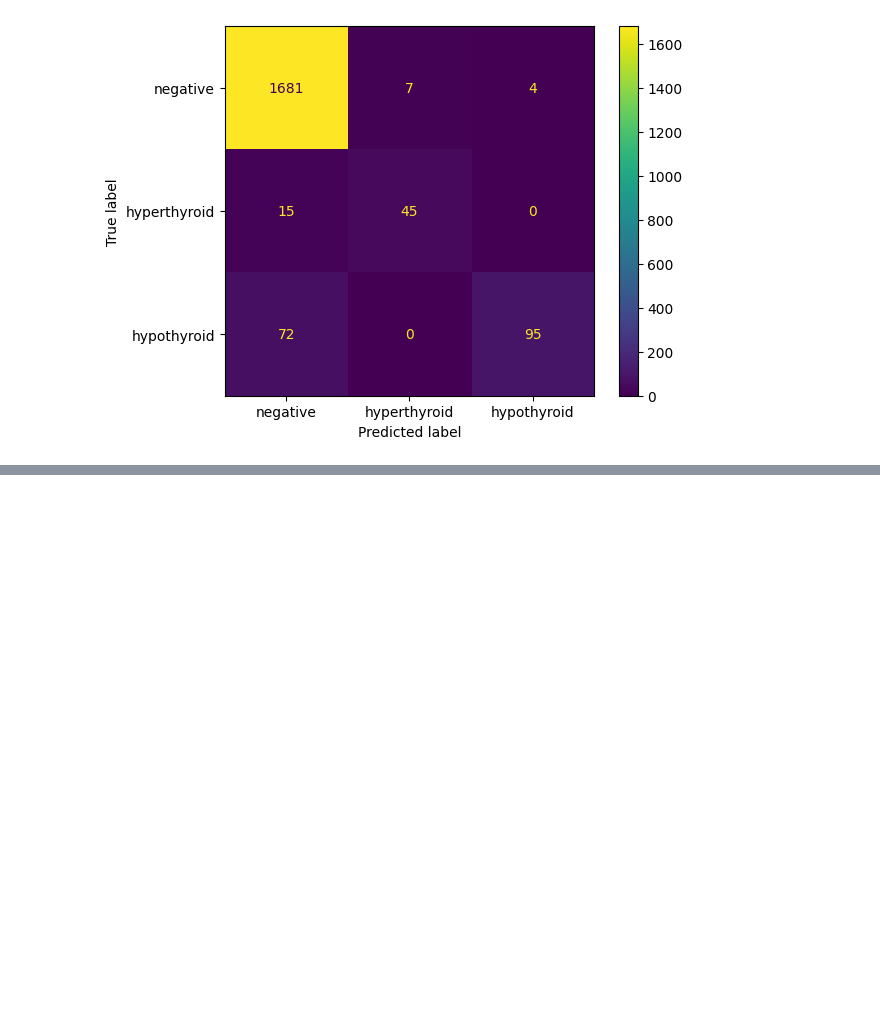
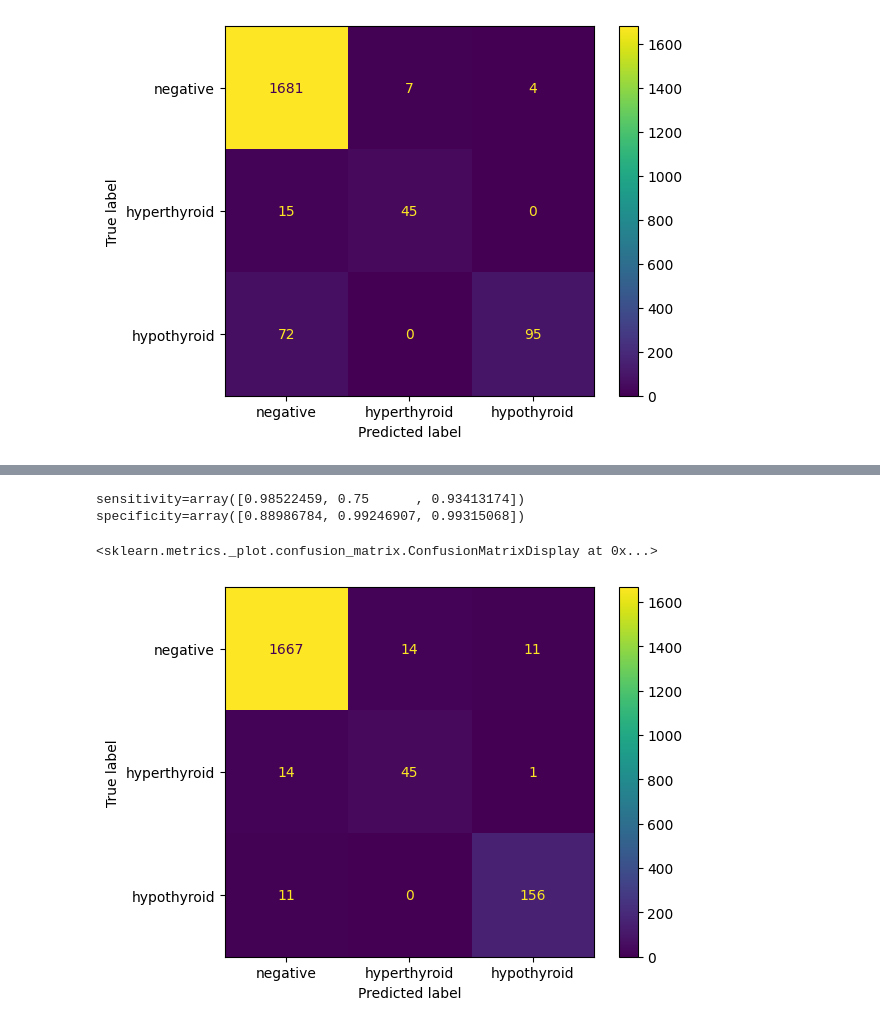
Before and after one commit to Kepins/ByteBots-Hackathon2024, a Jupyter notebook: main.ipynb, the cells around one changed output, grey strips where cells are left out. Cells and saved outputs as stored; diff of their text form; code cells hidden in the pictures; blank space fills up the shorter version.

```diff
--- a/main.ipynb
+++ b/main.ipynb
@@ -311,6 +311,10 @@ from sklearn.model_selection import train_test_split
 X = df.drop('target', axis=1).copy()
 y = df['target'].copy()
 X_train, X_test, y_train, y_test = train_test_split(X, y, random_state=42, stratify=y)
+X_train = X_train.astype(float)
+y_train = y_train.astype(float)
+X_test = X_test.astype(float)
+y_test = y_test.astype(float)
 # %% [markdown]
 ## Decision tree
 # %%
@@ -413,0 +422,5 @@ with open("knn.bin", "wb") as f:
+# %%
+X_train = X_train.astype(float)
+y_train = y_train.astype(float)
+X_test = X_test.astype(float)
+y_test = y_test.astype(float)
@@ -413,0 +518,2 @@ with open("knn.bin", "wb") as f:
+# %%
+model = load_model("MLP.keras")
@@ -413,0 +541,4 @@ with open("knn.bin", "wb") as f:
+# %%
+import numpy as np
+y_test_pred = to_categorical(np.argmax(model.predict(X_test), axis=1), num_classes=3)
+y_test_pred
@@ -413,0 +554,29 @@ with open("knn.bin", "wb") as f:
+# %%
+from sklearn.metrics import confusion_matrix, ConfusionMatrixDisplay, multilabel_confusion_matrix
+
+cm = confusion_matrix(y_test.argmax(axis=1), y_test_pred.argmax(axis=1))
+mcm = multilabel_confusion_matrix(y_test, y_test_pred)
+
+tn = mcm[:, 0, 0]
+tp = mcm[:, 1, 1]
+fn = mcm[:, 1, 0]
+fp = mcm[:, 0, 1]
+tp / (tp + fn)
+
+# Sensitivity (Recall or True Positive Rate)
+sensitivity = tp / (tp + fn)
+print(f"{sensitivity=}")
+
+# Specificity (True Negative Rate)
+specificity = tn / (tn + fp)
+print(f"{specificity=}")
+
+labels = ["negative", "hyperthyroid", "hypothyroid"]
+
+disp = ConfusionMatrixDisplay(confusion_matrix = cm, display_labels=labels)
+disp.plot()
+# %% [output]
+sensitivity=array([0.98522459, 0.75      , 0.93413174])
+specificity=array([0.88986784, 0.99246907, 0.99315068])
+<sklearn.metrics._plot.confusion_matrix.ConfusionMatrixDisplay at 0x...>
+[figure, added]
```
Also changed, not shown: parts of 10 cells of this notebook, 3 other files.
